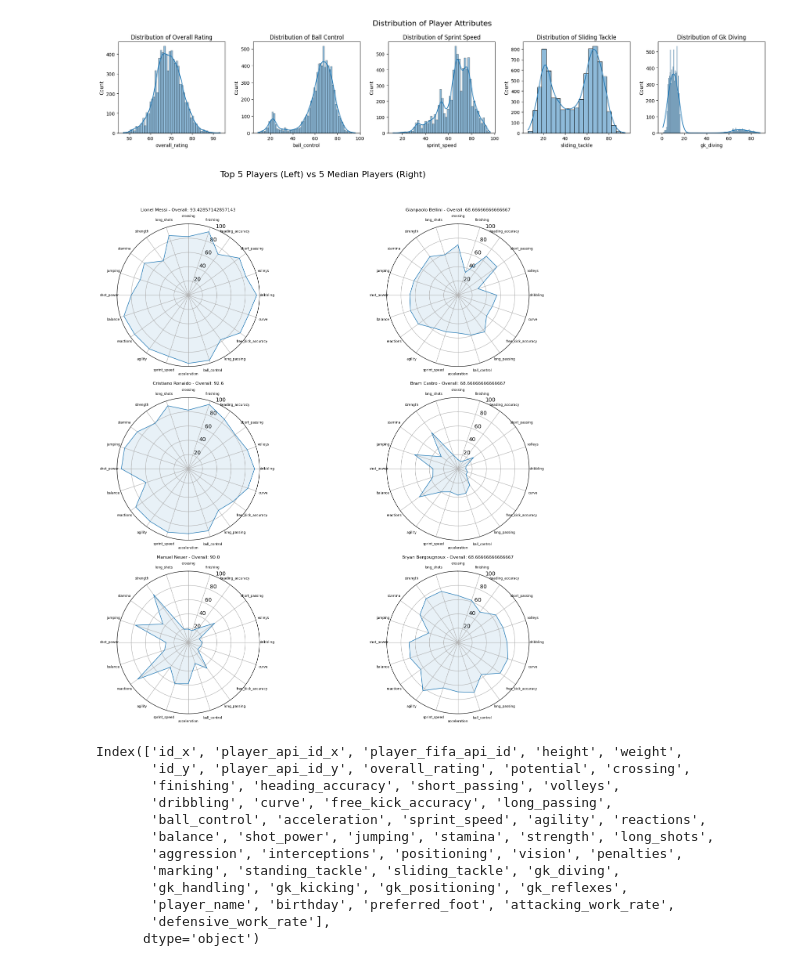
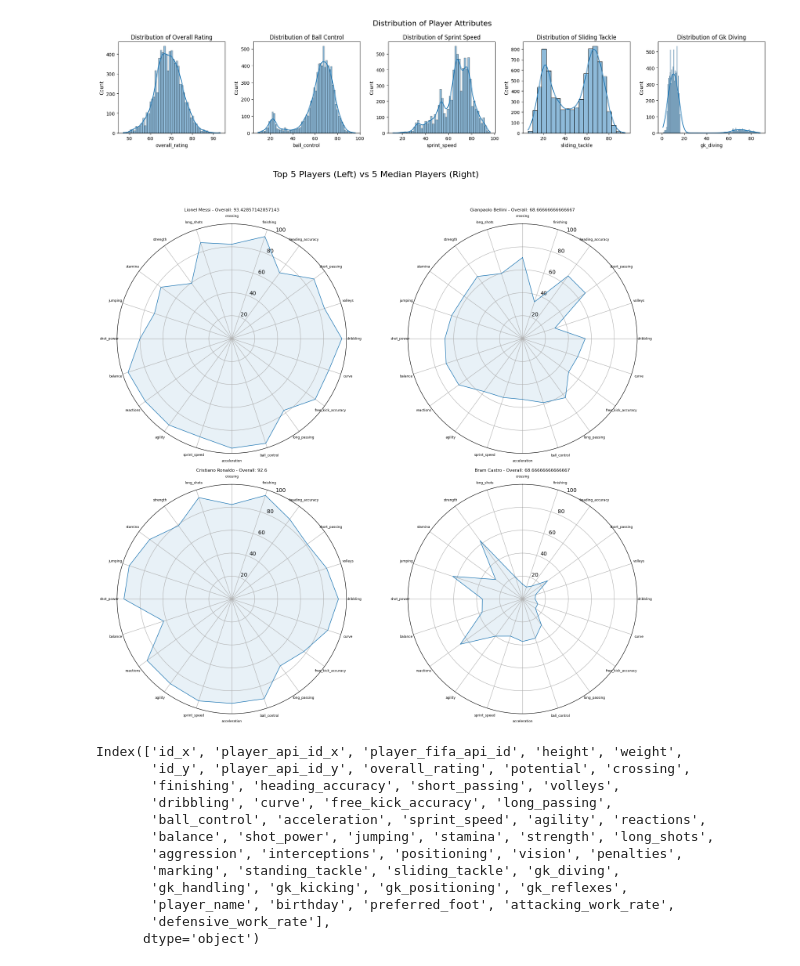
Before and after one commit to Shrimadh/ALDA, a Jupyter notebook: players_eda.ipynb, the cells around one changed output. Drawn from its saved outputs; the diff is of its cells as text; code cells hidden in the pictures.

```diff
--- a/players_eda.ipynb
+++ b/players_eda.ipynb
@@ -164,40 +164,40 @@ attributes = ['crossing', 'finishing', 'heading_accuracy', 'short_passing', 'vol
               'acceleration', 'sprint_speed', 'agility', 'reactions', 'balance',
               'shot_power', 'jumping', 'stamina', 'strength', 'long_shots']
 
-top_5 = players.nlargest(3, 'overall_rating')
+top_5 = players.nlargest(2, 'overall_rating')
 median_overall = players['overall_rating'].median()
-median_5 = players.loc[(players['overall_rating'] - median_overall).abs().nsmallest(3).index]
+median_5 = players.loc[(players['overall_rating'] - median_overall).abs().nsmallest(2).index]
 
 selected_players = pd.concat([top_5, median_5])
 
 def create_radar_chart(ax, player, attributes):
     values = player[attributes].values.flatten().tolist()
     values += values[:1]
 
     angles = np.linspace(0, 2 * np.pi, len(attributes), endpoint=False).tolist()
     angles += angles[:1]
 
     ax.plot(angles, values, linewidth=1, linestyle='solid')
     ax.fill(angles, values, alpha=0.1)
 
     ax.set_theta_offset(np.pi / 2)
     ax.set_theta_direction(-1)
     ax.set_thetagrids(np.degrees(angles[:-1]), attributes, fontsize=6)
     ax.set_ylim(0, 100)
     ax.set_title(f"{player['player_name']} - Overall: {player['overall_rating']}", fontsize=8)
 
-fig, axs = plt.subplots(3, 2, figsize=(15,15), subplot_kw=dict(projection='polar'))
+fig, axs = plt.subplots(2, 2, figsize=(15,15), subplot_kw=dict(projection='polar'))
 fig.suptitle('Top 5 Players (Left) vs 5 Median Players (Right)', fontsize=16)
 
 for i, (_, player) in enumerate(selected_players.iterrows()):
-    row = i % 3
-    col = i // 3
+    row = i % 2
+    col = i // 2
     create_radar_chart(axs[row, col], player, attributes)
 
 plt.tight_layout(rect=[0, 0.03, 1, 0.95])
 plt.show()
 # %% [output]
-[figure, old version]
+[figure, new version]
 # %%
 players.columns
 # %% [output]
```
Also changed, not shown: 1 other file.
